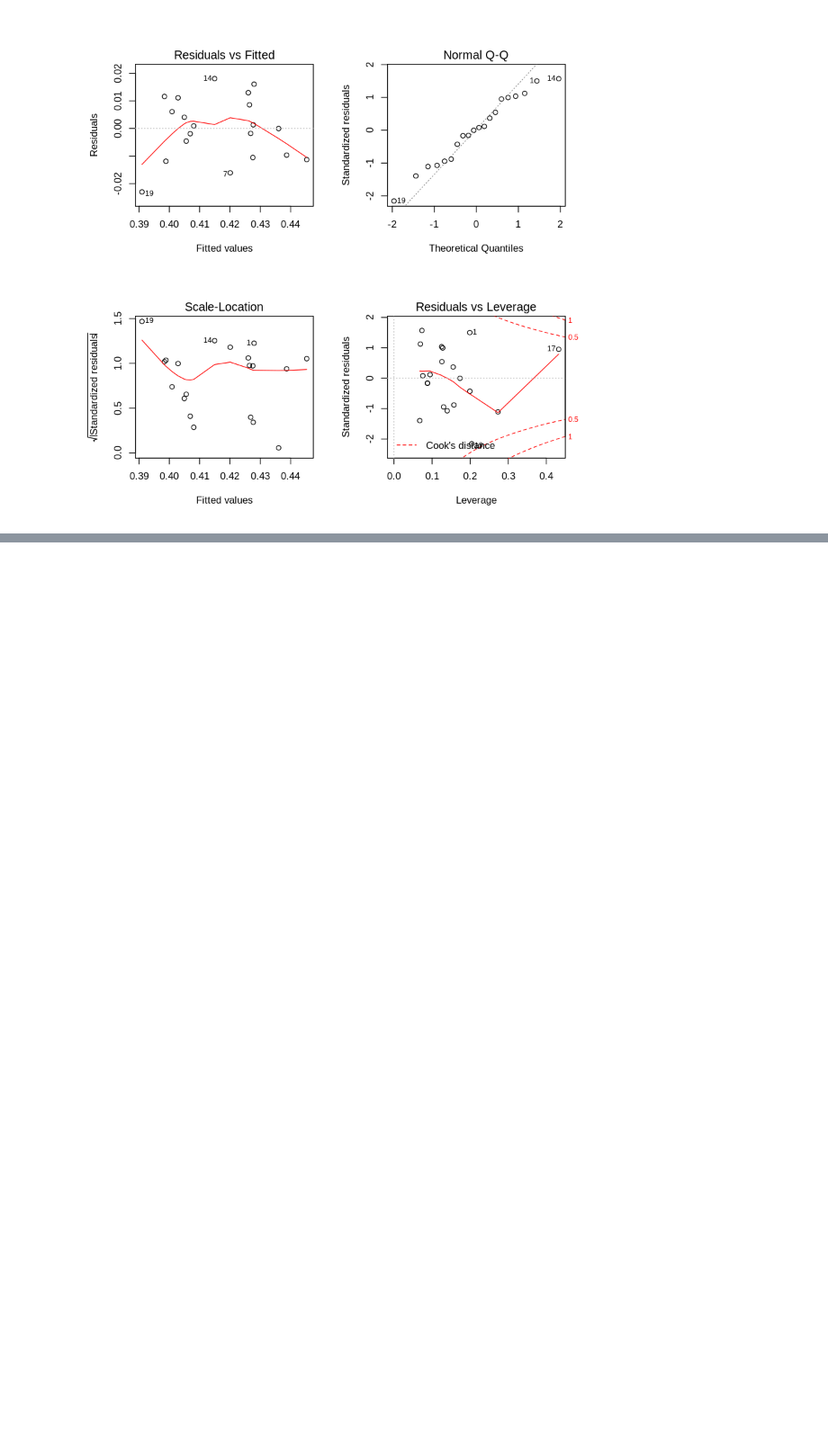
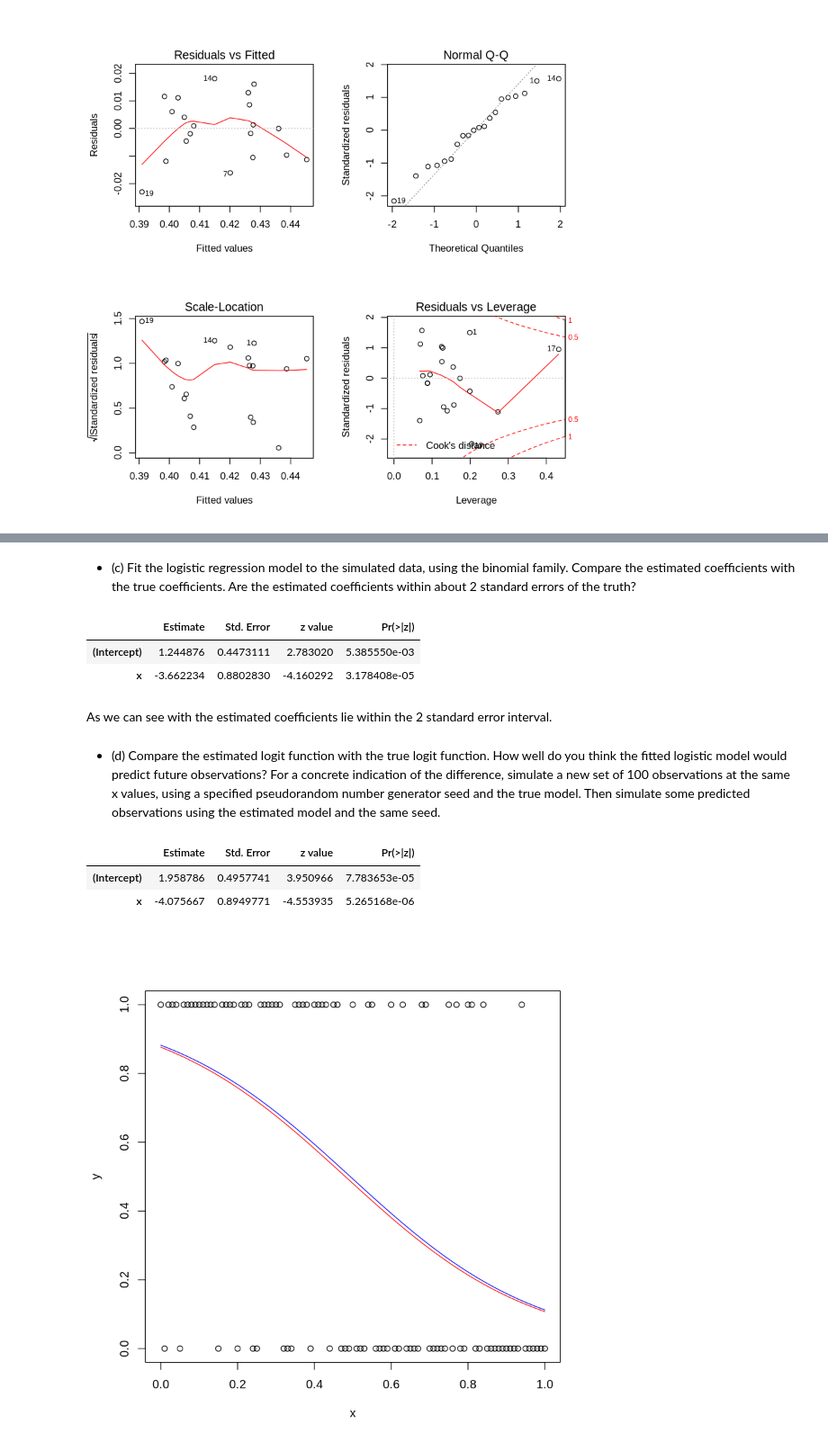
Before and after one commit to andrealorenzon/sm4ds, a Jupyter notebook: Assignment4.ipynb, the cells around one changed output, grey strips where cells are left out. Shown at 90% size. Saved outputs shown, nothing was run; the diff lists cells and outputs as text; code cells hidden in the pictures; blank space fills up the shorter version.

```diff
--- a/Assignment4.ipynb
+++ b/Assignment4.ipynb
@@ -543,0 +572,33 @@ Reporting a standard error of a penalized estimate therefore tells only part of
+# %% [markdown]
+- (c) Fit the logistic regression model to the simulated data, using the binomial family. Compare the estimated coefficients with the true coefficients. Are the estimated coefficients
+within about 2 standard errors of the truth?
+# %%
+model <- glm(y ~ x, family=binomial, data=sim)
+summary(model)$coef
+# %% [output]
+|  | Estimate | Std. Error | z value | Pr(>|z|) |
+| (Intercept) | 1.244876 | 0.4473111 | 2.783020 | 5.385550e-03 |
+| x | -3.662234 | 0.8802830 | -4.160292 | 3.178408e-05 |
+# %% [markdown]
+As we can see with the estimated coefficients lie within the 2 standard error interval.
+# %% [markdown]
+- (d) Compare the estimated logit function with the true logit function. How well do you think
+the fitted logistic model would predict future observations? For a concrete indication of the difference, simulate a new set of 100 observations at the same x values, using a specified pseudorandom number generator seed and the true model. Then simulate some predicted observations using the estimated model and the same seed.
+# %%
+sim = logisticsim(x=x, a=2, b=-4, seed=420) #true model sim
+model <- glm(y ~ x, family=binomial (link='logit'), data=sim)
+summary(model)$coef
+# %% [output]
+|  | Estimate | Std. Error | z value | Pr(>|z|) |
+| (Intercept) | 1.958786 | 0.4957741 | 3.950966 | 7.783653e-05 |
+| x | -4.075667 | 0.8949771 | -4.553935 | 5.265168e-06 |
+# %%
+sim2 = logisticsim(x=x, a=1.942627, b=-3.990671, seed=420) #estimated model sim
+model2 = glm(y ~ x, family=binomial (link='logit'), data=sim2)
+y = predict(model, type='response')
+y2 =predict(model2, type='response')
+plot(sim)
+lines(x, y, col='red') #true
+lines(x, y2, col='blue') #estimated
+# %% [output]
+[figure, added]
```
Also changed, not shown: parts of 61 cells of this notebook.
